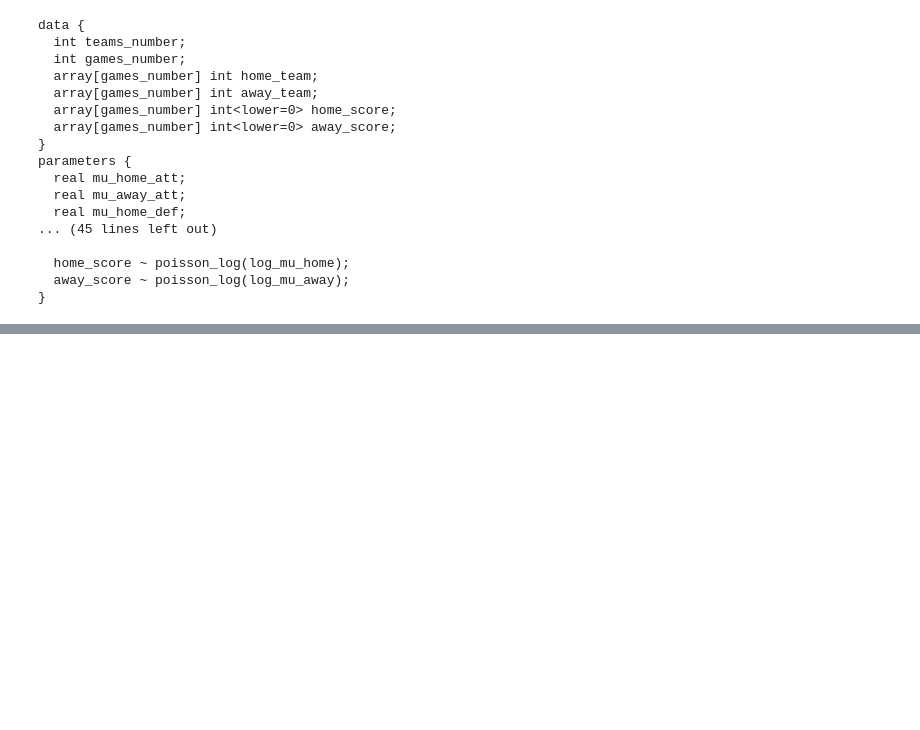
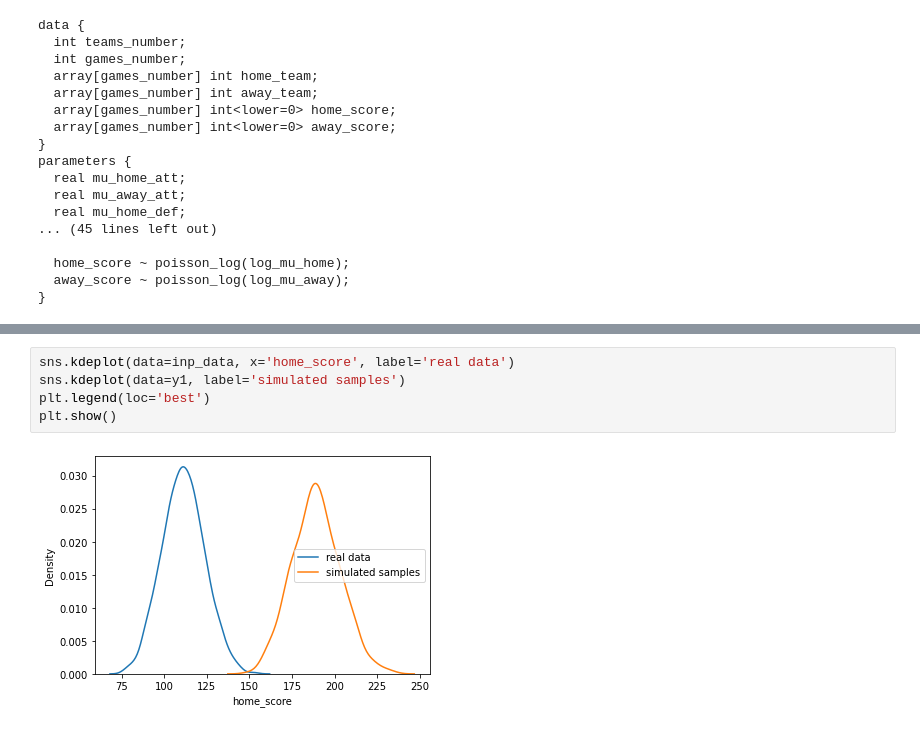
Before and after one commit to Mazart23/NBA_data_analytics, a Jupyter notebook: main.ipynb, the cells around one changed output, grey strips where cells are left out. Cells and saved outputs as stored; diff of their text form; blank space fills up the shorter version.

```diff
--- a/main.ipynb
+++ b/main.ipynb
@@ -441,2 +307,9 @@ for idx, row in seasons_games[pred_year].iterrows():
    home_team_win_prob  away_team_win_prob
 0                 0.0                 1.0
+# %%
+sns.kdeplot(data=inp_data, x='home_score', label='real data')
+sns.kdeplot(data=y1, label='simulated samples')
+plt.legend(loc='best')
+plt.show()
+# %% [output]
+[figure, added]
```
Also changed, not shown: parts of 18 cells of this notebook, 1 other file.
